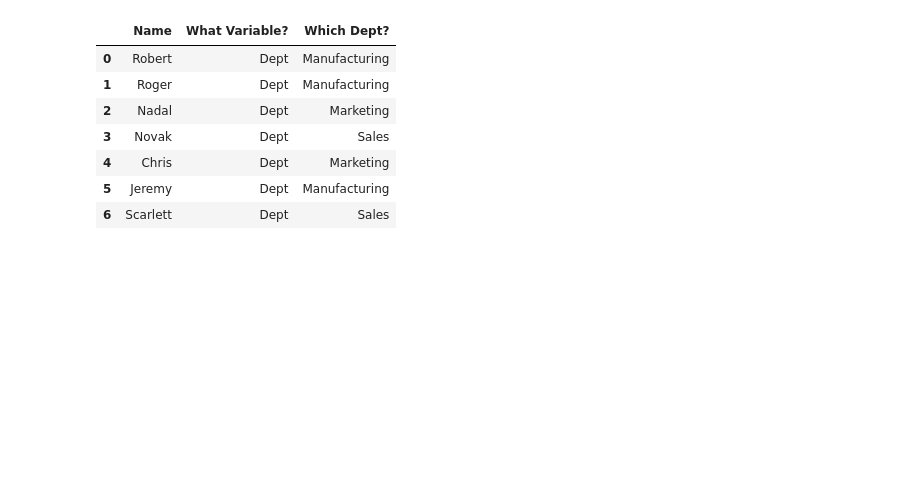
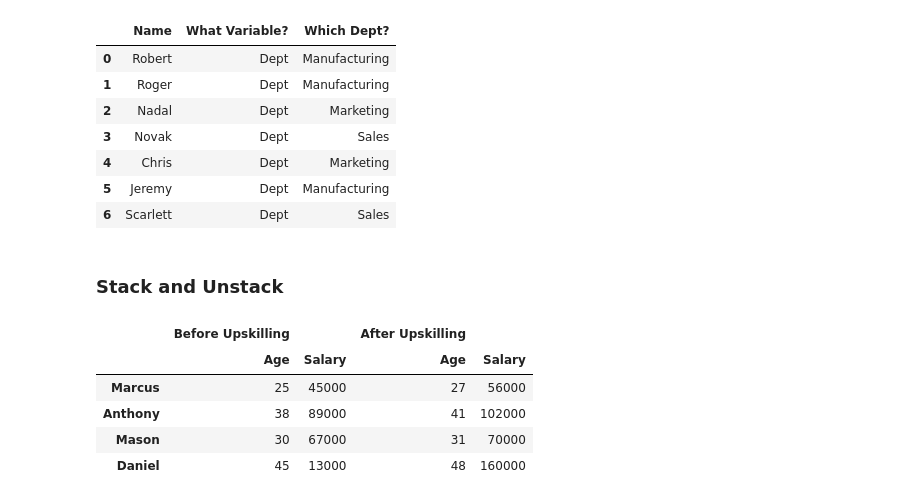
Before and after one commit to JG-Ancona/DigitalNovaScotia, a Jupyter notebook: Python/data_reshaping.ipynb, the cells around one changed output. Drawn from its saved outputs; the diff is of its cells as text; code cells hidden in the pictures; blank space fills up the shorter version.

```diff
--- a/Python/data_reshaping.ipynb
+++ b/Python/data_reshaping.ipynb
@@ -104,3 +104,22 @@ pd.melt(company_df, id_vars=['Name'], value_vars=['Dept'],var_name='What Variabl
 | 4 | Chris | Dept | Marketing |
 | 5 | Jeremy | Dept | Manufacturing |
 | 6 | Scarlett | Dept | Sales |
+# %% [markdown]
+### Stack and Unstack
+# %%
+# creating a multi index dataframe
+
+header = pd.MultiIndex.from_product([['Before Upskilling','After Upskilling'],['Age','Salary']])
+d=([[25,45000,27,56000],[38,89000,41,102000],[30,67000,31,70000],[45,13000,48,160000]])
+
+upskilling_df = pd.DataFrame(d,
+                    index=['Marcus','Anthony','Mason','Daniel'],columns=header)
+
+upskilling_df
+# %% [output]
+|  | Before Upskilling |  | After Upskilling |  |
+|  | Age | Salary | Age | Salary |
+| Marcus | 25 | 45000 | 27 | 56000 |
+| Anthony | 38 | 89000 | 41 | 102000 |
+| Mason | 30 | 67000 | 31 | 70000 |
+| Daniel | 45 | 13000 | 48 | 160000 |
```
Also changed, not shown: parts of 3 cells of this notebook.
